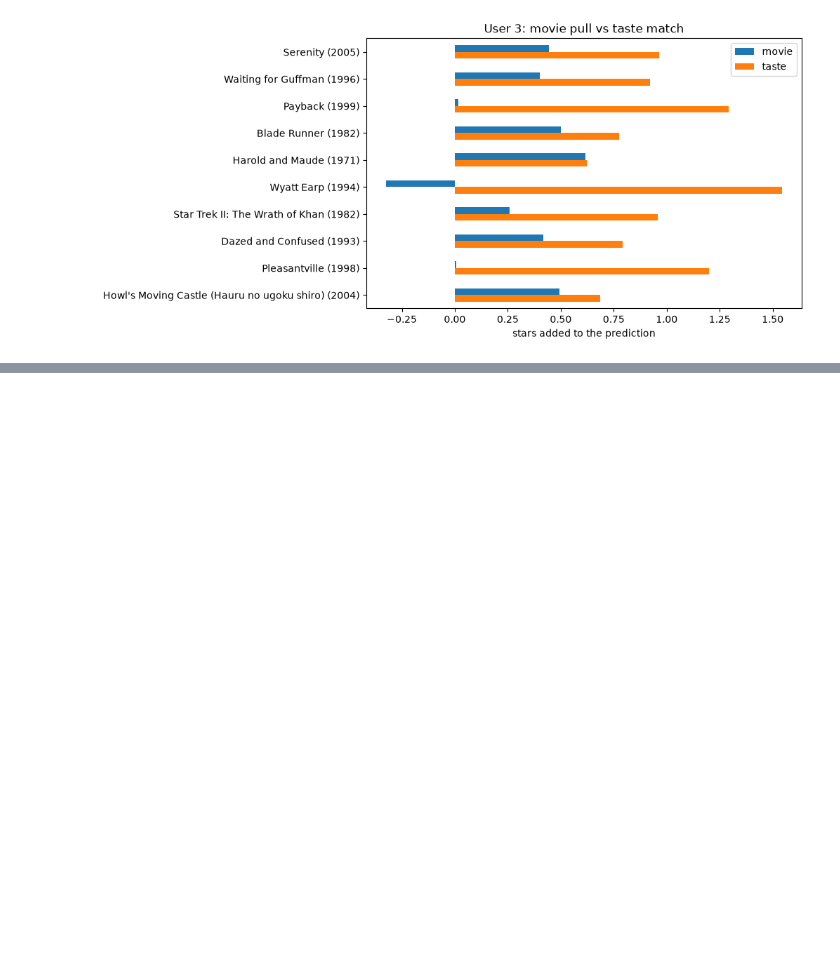
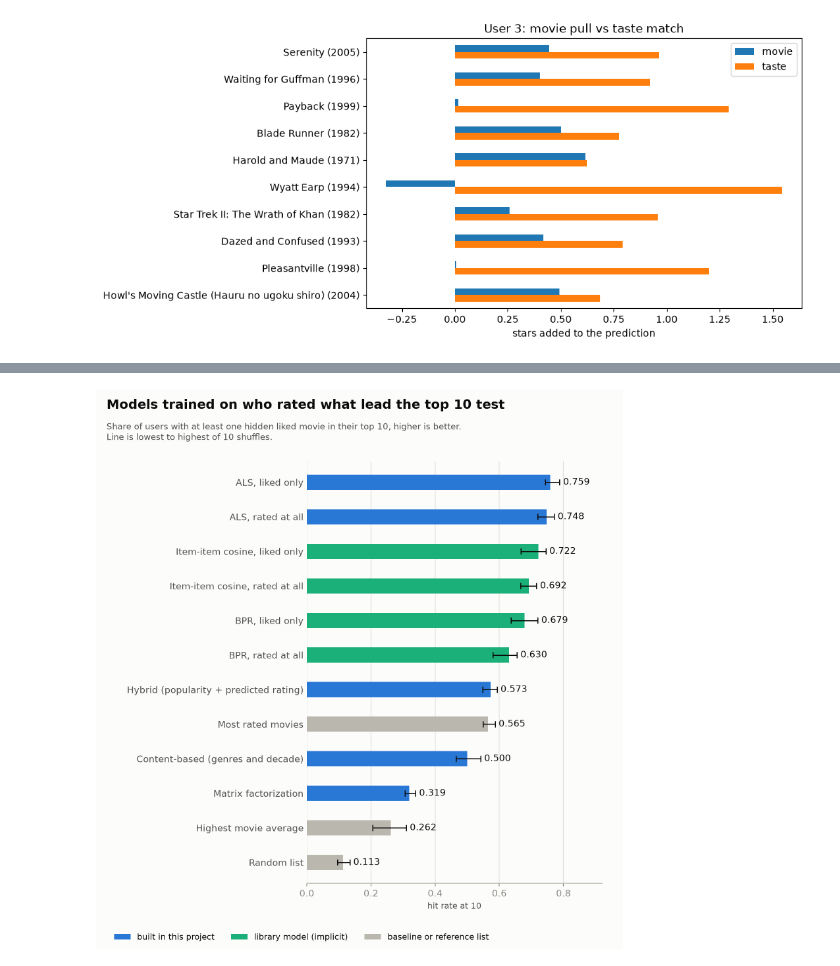
Before and after one commit to ckagias/movie-recommendation, a Jupyter notebook: notebooks/demo.ipynb, the cells around one changed output, grey strips where cells are left out. Saved outputs shown, nothing was run; the diff lists cells and outputs as text; code cells hidden in the pictures; blank space fills up the shorter version.

```diff
--- a/notebooks/demo.ipynb
+++ b/notebooks/demo.ipynb
@@ -146,0 +222,6 @@ movies in both top 10 lists: ['Blade Runner (1982)']
+# %%
+from IPython.display import Image
+
+Image(filename="../docs/img/hit_rate.png", width=720)
+# %% [output]
+[figure, added]
```
Also changed, not shown: parts of 14 cells of this notebook, 8 other files.
